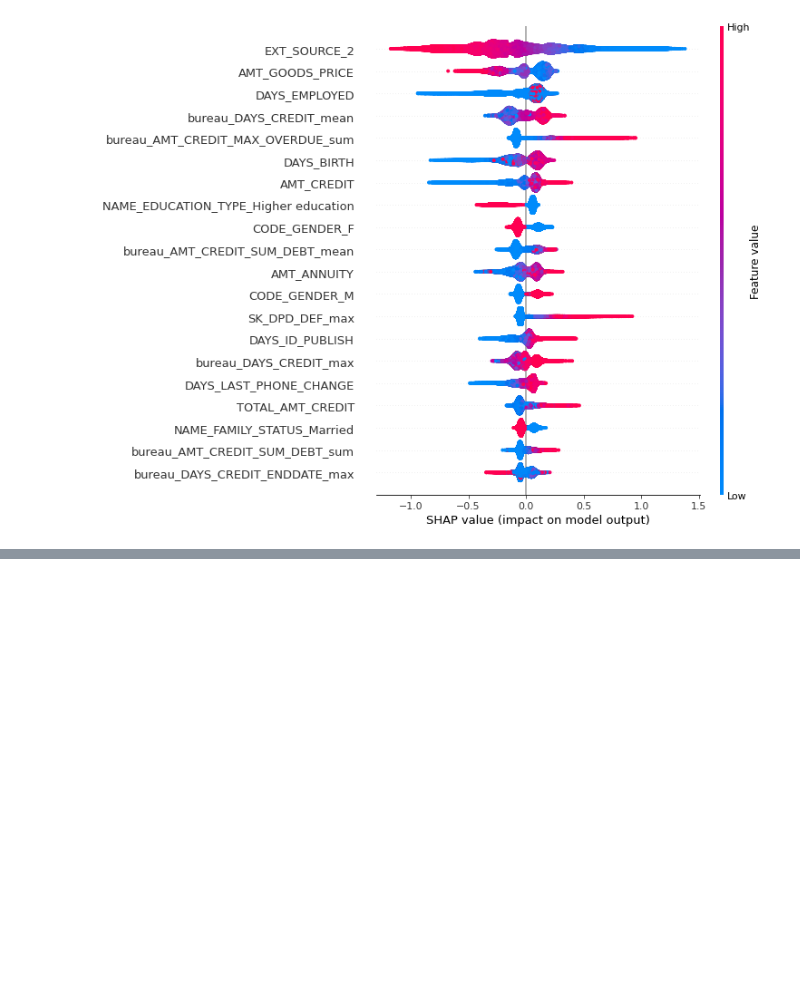
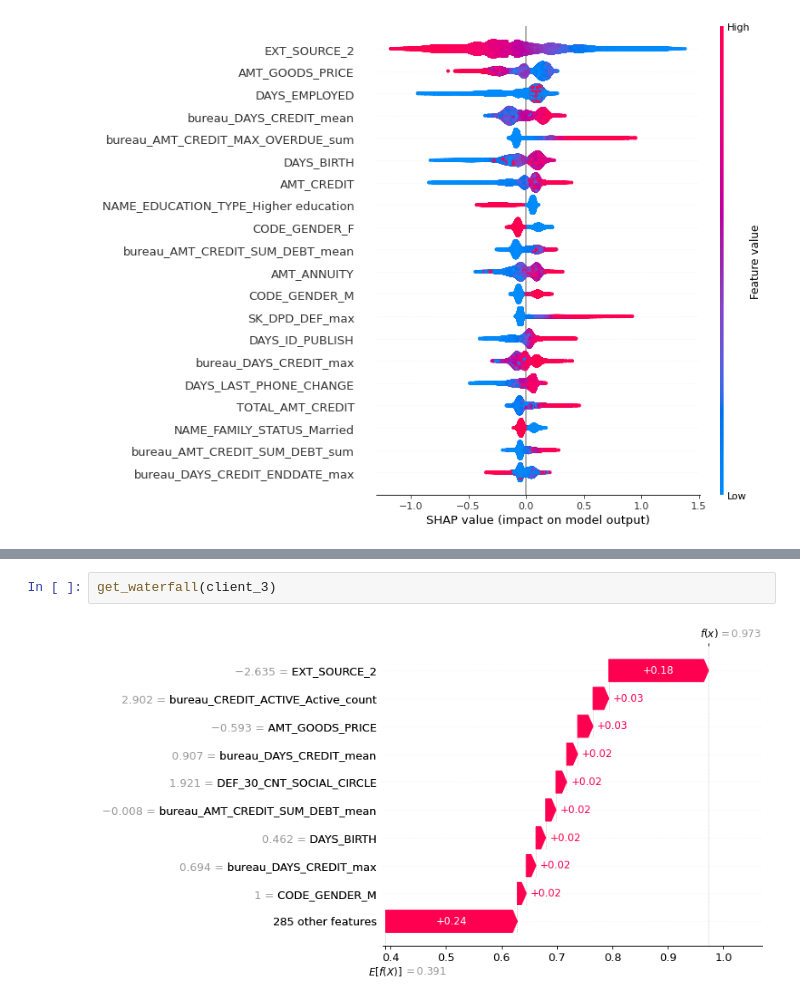
Before and after one commit to Anvil-Late/Default_risk_prediction, a Jupyter notebook: Projet 7.ipynb, the cells around one changed output, grey strips where cells are left out. Drawn from its saved outputs; the diff is of its cells as text; blank space fills up the shorter version.

```diff
--- a/Projet 7.ipynb
+++ b/Projet 7.ipynb
@@ -1199,0 +1206,4 @@ get_waterfall(np.argmax(xgb_pred))
+# %%
+get_waterfall(client_3)
+# %% [output]
+[figure, added]
```
Also changed, not shown: parts of 22 cells of this notebook.
